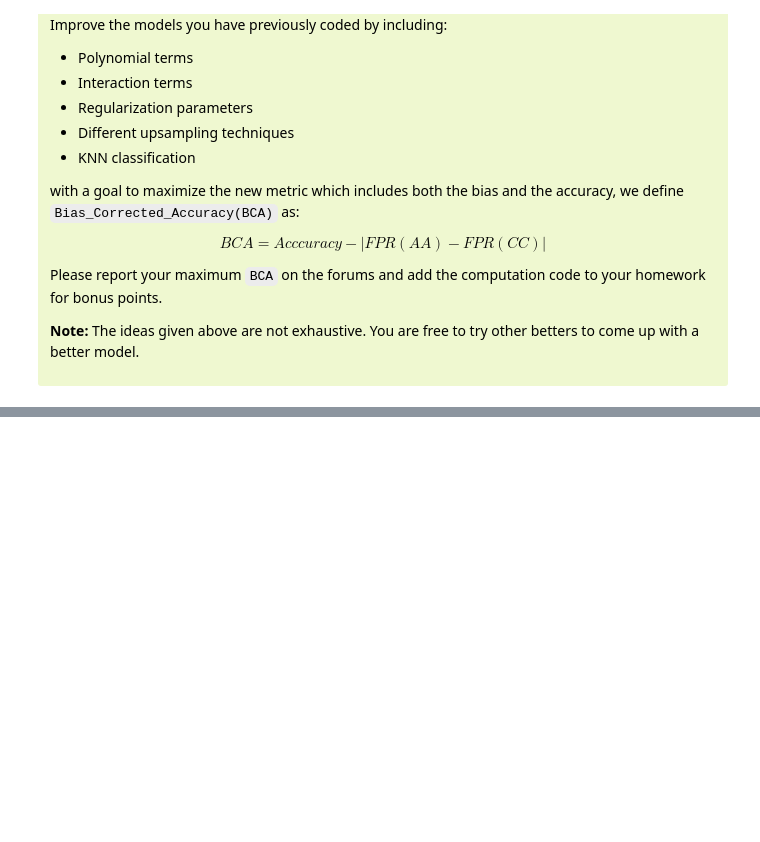
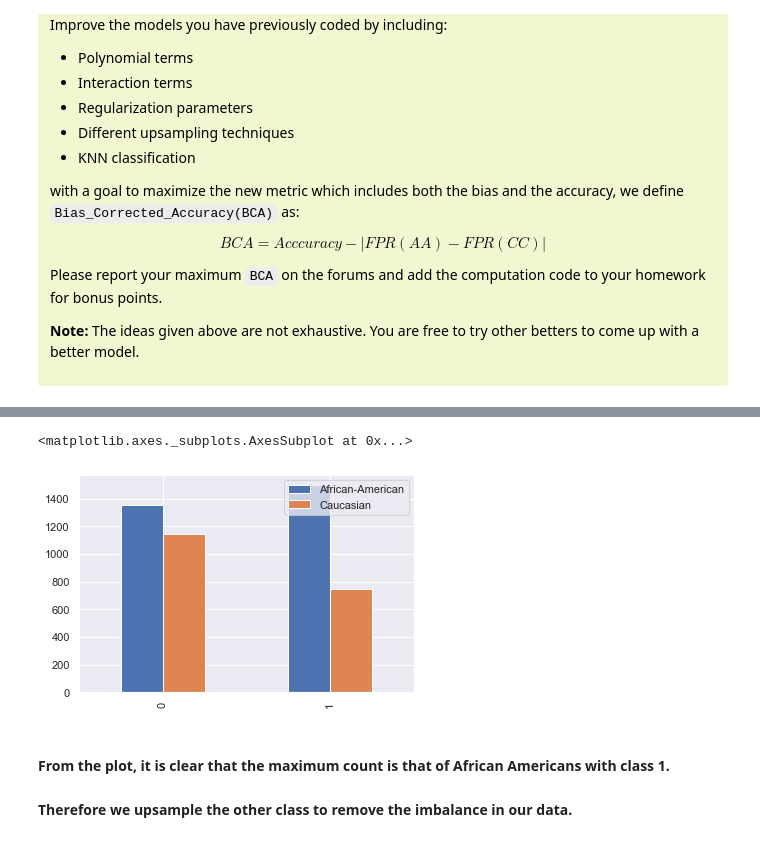
Before and after one commit to Wangsherpa/homeworks, a Jupyter notebook: Homework-3/Homework-3-student.ipynb, the cells around one changed output, grey strips where cells are left out. Saved outputs shown, nothing was run; the diff lists cells and outputs as text; code cells hidden in the pictures; blank space fills up the shorter version.

```diff
--- a/Homework-3/Homework-3-student.ipynb
+++ b/Homework-3/Homework-3-student.ipynb
@@ -875,0 +871,11 @@ new_df.head()
+# %%
+aa_class_counts = aa_df['two_year_recid'].value_counts()
+cc_class_counts = cc_df['two_year_recid'].value_counts()
+class_counts = pd.concat([aa_class_counts, cc_class_counts], keys=['African-American', 'Caucasian'], axis = 1)
+class_counts.plot(kind='bar')
+# %% [output]
+<matplotlib.axes._subplots.AxesSubplot at 0x...>
+[figure, added]
+# %% [markdown]
+#### From the plot, it is clear that the maximum count is that of African Americans with class 1.
+#### Therefore we upsample the other class to remove the imbalance in our data.
```
Also changed, not shown: parts of 39 cells of this notebook.
